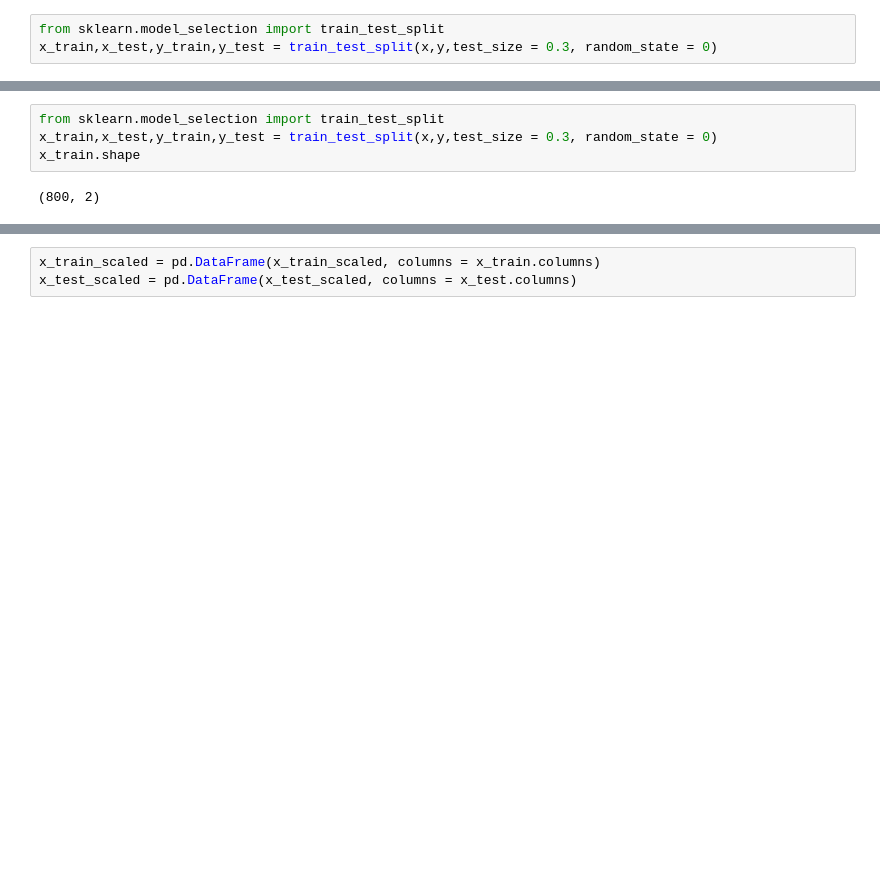
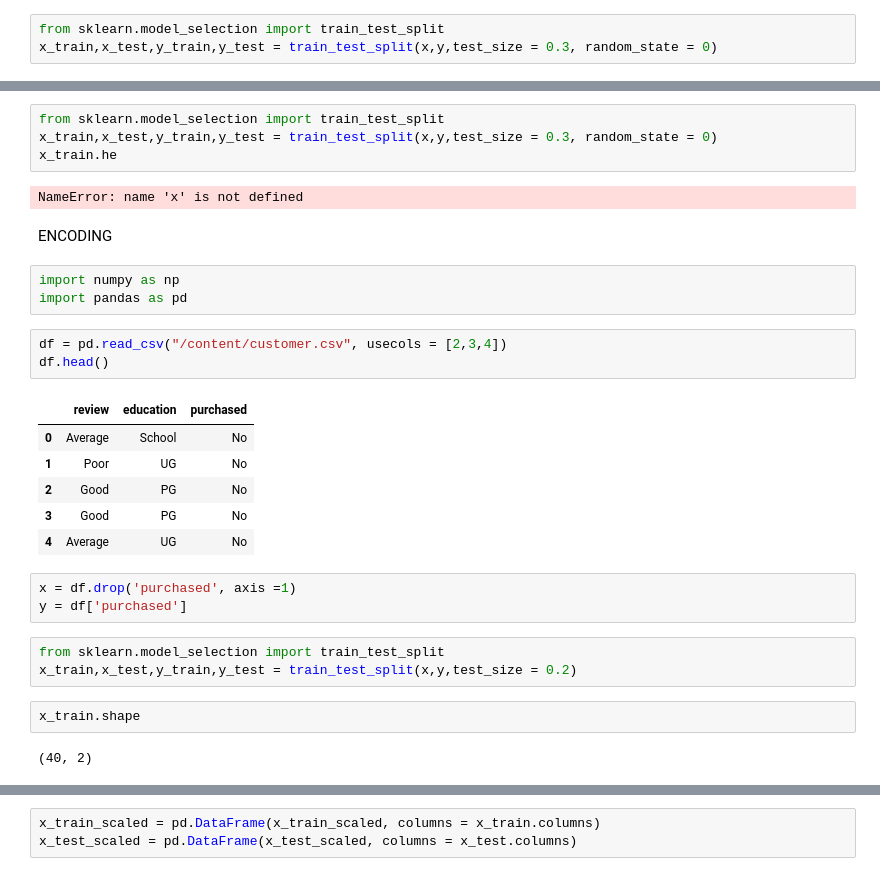
Before and after one commit to sj-workbench/years_of_learnings, a Jupyter notebook: feature_eng.ipynb, the cells around one changed output, grey strips where cells are left out. Saved outputs shown, nothing was run; the diff lists cells and outputs as text; blank space fills up the shorter version.

Commit message:
Encoding

```diff
--- a/feature_eng.ipynb
+++ b/feature_eng.ipynb
@@ -98,9 +69,34 @@ y = df1['quality']
 # %%
 from sklearn.model_selection import train_test_split
 x_train,x_test,y_train,y_test = train_test_split(x,y,test_size = 0.3, random_state = 0)
-x_train.shape
+x_train.he
 # %% [output]
-(800, 2)
+NameError: name 'x' is not defined
+# %% [markdown]
+ENCODING
+# %%
+import numpy as np
+import pandas as pd
+# %%
+df = pd.read_csv("/content/customer.csv", usecols = [2,3,4])
+df.head()
+# %% [output]
+|  | review | education | purchased |
+| 0 | Average | School | No |
+| 1 | Poor | UG | No |
+| 2 | Good | PG | No |
+| 3 | Good | PG | No |
+| 4 | Average | UG | No |
+# %%
+x = df.drop('purchased', axis =1)
+y = df['purchased']
+# %%
+from sklearn.model_selection import train_test_split
+x_train,x_test,y_train,y_test = train_test_split(x,y,test_size = 0.2)
+# %%
+x_train.shape
+# %% [output]
+(40, 2)
 # %%
 x_test.shape
 # %% [output]
```
Also changed, not shown: parts of 21 cells of this notebook.
